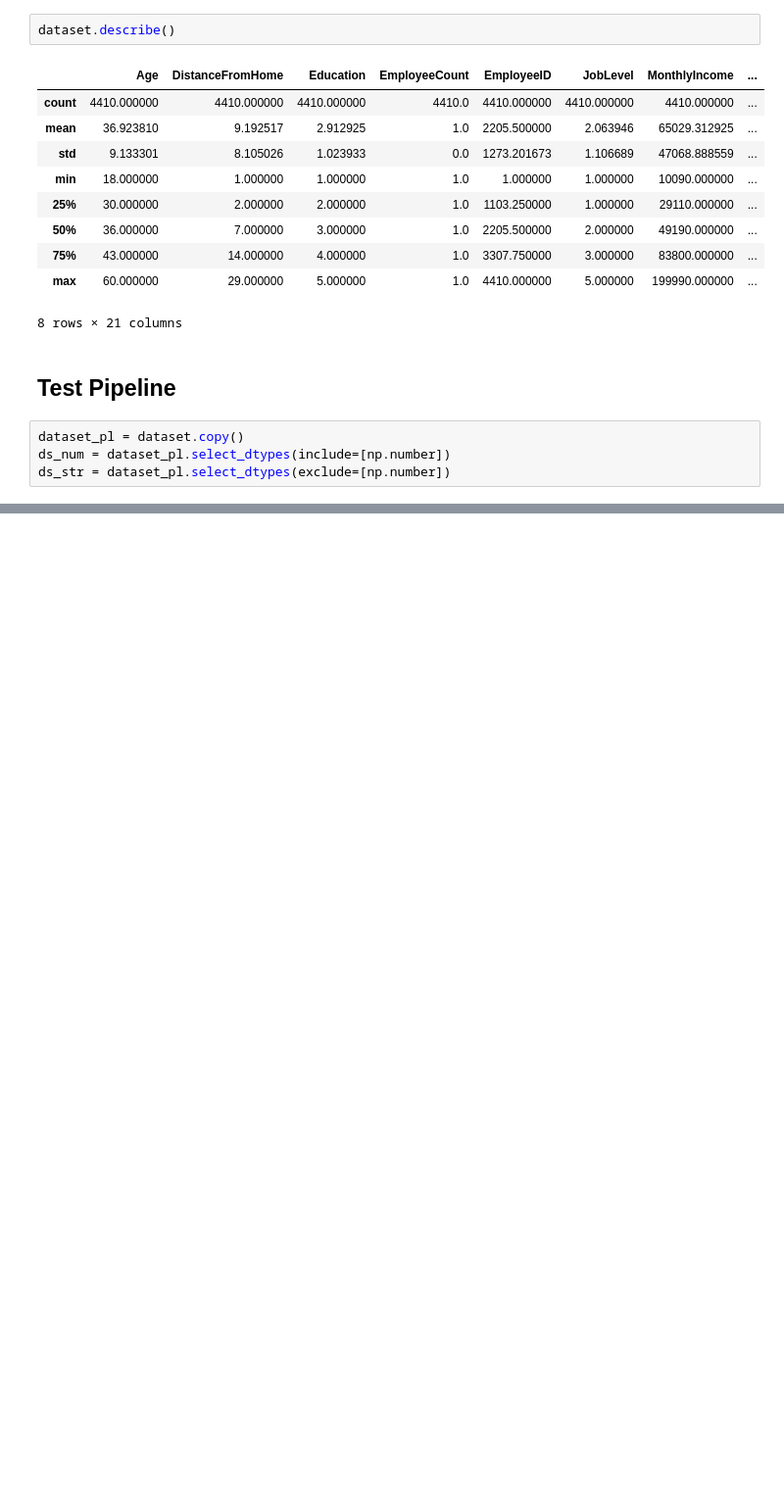
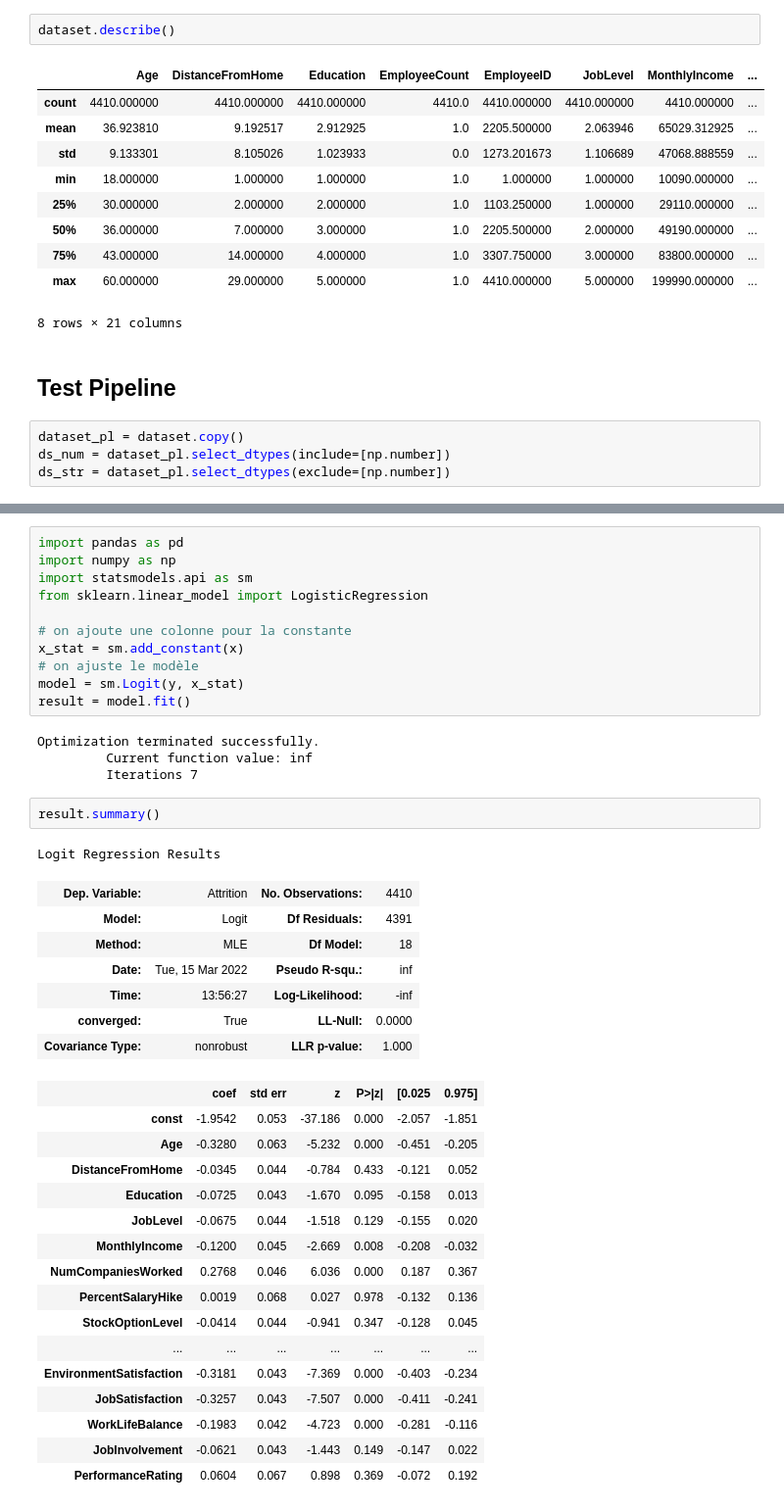
Before and after one commit to KindPixel/Projet-IA, a Jupyter notebook: ProjetIA - RegLog.ipynb, the cells around one changed output, grey strips where cells are left out. Shown at 98% size. Cells and saved outputs as stored; diff of their text form; blank space fills up the shorter version.

```diff
--- a/ProjetIA - RegLog.ipynb
+++ b/ProjetIA - RegLog.ipynb
@@ -349 +294,43 @@ Accuracy: 0.9856386999244142
+# %%
+import pandas as pd
+import numpy as np
+import statsmodels.api as sm
+from sklearn.linear_model import LogisticRegression
+
+# on ajoute une colonne pour la constante
+x_stat = sm.add_constant(x)
+# on ajuste le modèle
+model = sm.Logit(y, x_stat)
+result = model.fit()
+# %% [output]
+Optimization terminated successfully.
+         Current function value: inf
+         Iterations 7
+# %%
+result.summary()
+# %% [output]
+Logit Regression Results
+| Dep. Variable: | Attrition | No. Observations: | 4410 |
+| Model: | Logit | Df Residuals: | 4391 |
+| Method: | MLE | Df Model: | 18 |
+| Date: | Tue, 15 Mar 2022 | Pseudo R-squ.: | inf |
+| Time: | 13:56:27 | Log-Likelihood: | -inf |
+| converged: | True | LL-Null: | 0.0000 |
+| Covariance Type: | nonrobust | LLR p-value: | 1.000 |
+|  | coef | std err | z | P>|z| | [0.025 | 0.975] |
+| const | -1.9542 | 0.053 | -37.186 | 0.000 | -2.057 | -1.851 |
+| Age | -0.3280 | 0.063 | -5.232 | 0.000 | -0.451 | -0.205 |
+| DistanceFromHome | -0.0345 | 0.044 | -0.784 | 0.433 | -0.121 | 0.052 |
+| Education | -0.0725 | 0.043 | -1.670 | 0.095 | -0.158 | 0.013 |
+| JobLevel | -0.0675 | 0.044 | -1.518 | 0.129 | -0.155 | 0.020 |
+| MonthlyIncome | -0.1200 | 0.045 | -2.669 | 0.008 | -0.208 | -0.032 |
+| NumCompaniesWorked | 0.2768 | 0.046 | 6.036 | 0.000 | 0.187 | 0.367 |
+| PercentSalaryHike | 0.0019 | 0.068 | 0.027 | 0.978 | -0.132 | 0.136 |
+| StockOptionLevel | -0.0414 | 0.044 | -0.941 | 0.347 | -0.128 | 0.045 |
+| ... | ... | ... | ... | ... | ... | ... |
+| EnvironmentSatisfaction | -0.3181 | 0.043 | -7.369 | 0.000 | -0.403 | -0.234 |
+| JobSatisfaction | -0.3257 | 0.043 | -7.507 | 0.000 | -0.411 | -0.241 |
+| WorkLifeBalance | -0.1983 | 0.042 | -4.723 | 0.000 | -0.281 | -0.116 |
+| JobInvolvement | -0.0621 | 0.043 | -1.443 | 0.149 | -0.147 | 0.022 |
+| PerformanceRating | 0.0604 | 0.067 | 0.898 | 0.369 | -0.072 | 0.192 |
 # %%
```
Also changed, not shown: parts of 15 cells of this notebook.
